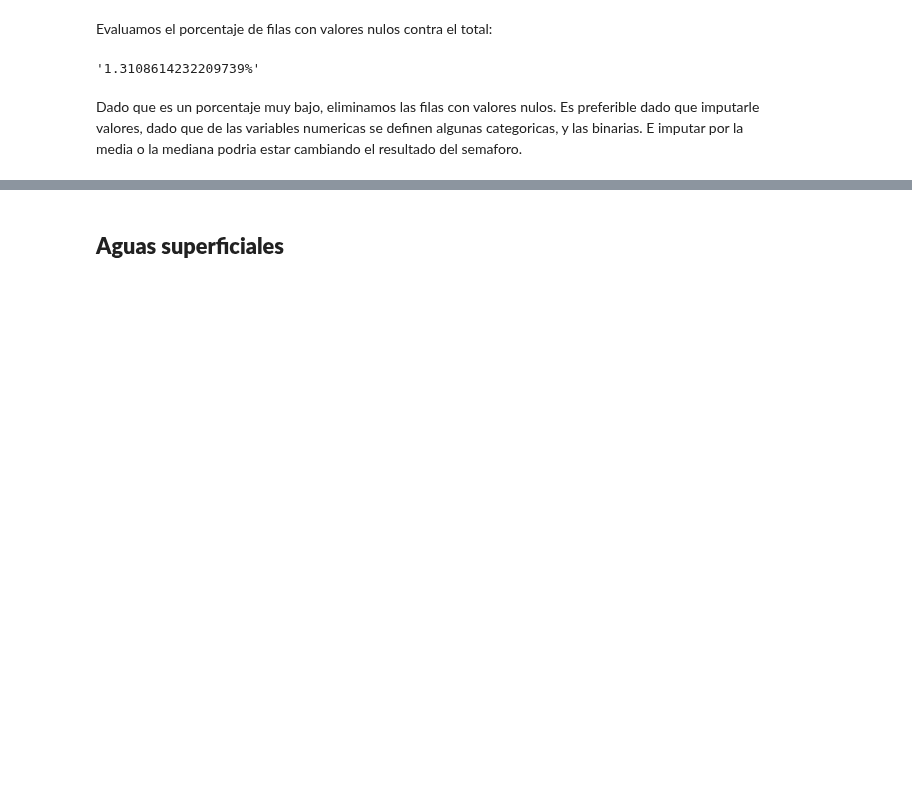
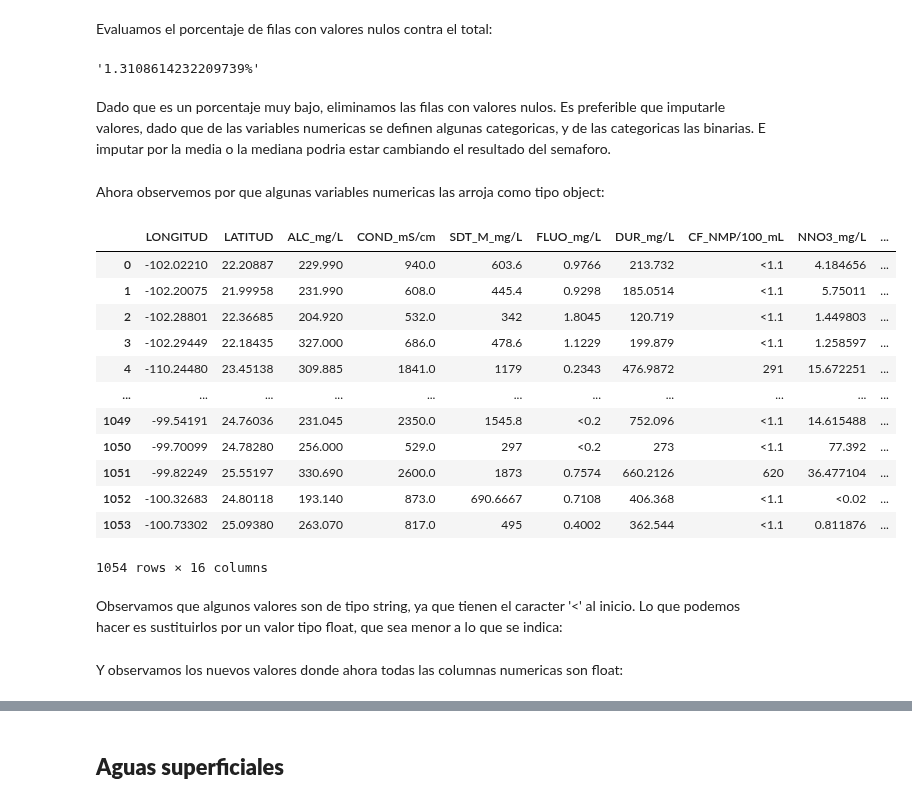
Before and after one commit to PosgradoMNA/actividades-del-projecto-equipo-52, a Jupyter notebook: Reto - Entrega 1_prueba1.ipynb, the cells around one changed output, grey strips where cells are left out. Cells and saved outputs as stored; diff of their text form; code cells hidden in the pictures; blank space fills up the shorter version.

```diff
--- a/Reto - Entrega 1_prueba1.ipynb
+++ b/Reto - Entrega 1_prueba1.ipynb
@@ -275,7 +276,7 @@ str((nasum/len(asub.index))*100)+'%'
 # %% [output]
 '1.3108614232209739%'
 # %% [markdown]
-Dado que es un porcentaje muy bajo, eliminamos las filas con valores nulos. Es preferible dado que imputarle valores, dado que de las variables numericas se definen algunas categoricas, y las binarias. E imputar por la media o la mediana podria estar cambiando el resultado del semaforo.
+Dado que es un porcentaje muy bajo, eliminamos las filas con valores nulos. Es preferible que imputarle valores, dado que de las variables numericas se definen algunas categoricas, y de las categoricas las binarias. E imputar por la media o la mediana podria estar cambiando el resultado del semaforo.
 # %%
 row_na = list()
 for idx,row in asub[num_nom].iterrows():
@@ -283,3 +284,23 @@ for idx,row in asub[num_nom].iterrows():
     row_na.append(idx)
 asub.drop(row_na, inplace=True)
 asub.reset_index(inplace=True)
+# %% [markdown]
+Ahora observemos por que algunas variables numericas las arroja como tipo object:
+# %%
+asub[num_nom]
+# %% [output]
+|  | LONGITUD | LATITUD | ALC_mg/L | COND_mS/cm | SDT_M_mg/L | FLUO_mg/L | DUR_mg/L | CF_NMP/100_mL | NNO3_mg/L | ... |
+| 0 | -102.02210 | 22.20887 | 229.990 | 940.0 | 603.6 | 0.9766 | 213.732 | <1.1 | 4.184656 | ... |
+| 1 | -102.20075 | 21.99958 | 231.990 | 608.0 | 445.4 | 0.9298 | 185.0514 | <1.1 | 5.75011 | ... |
+| 2 | -102.28801 | 22.36685 | 204.920 | 532.0 | 342 | 1.8045 | 120.719 | <1.1 | 1.449803 | ... |
+| 3 | -102.29449 | 22.18435 | 327.000 | 686.0 | 478.6 | 1.1229 | 199.879 | <1.1 | 1.258597 | ... |
+| 4 | -110.24480 | 23.45138 | 309.885 | 1841.0 | 1179 | 0.2343 | 476.9872 | 291 | 15.672251 | ... |
+| ... | ... | ... | ... | ... | ... | ... | ... | ... | ... | ... |
+| 1049 | -99.54191 | 24.76036 | 231.045 | 2350.0 | 1545.8 | <0.2 | 752.096 | <1.1 | 14.615488 | ... |
+| 1050 | -99.70099 | 24.78280 | 256.000 | 529.0 | 297 | <0.2 | 273 | <1.1 | 77.392 | ... |
+| 1051 | -99.82249 | 25.55197 | 330.690 | 2600.0 | 1873 | 0.7574 | 660.2126 | 620 | 36.477104 | ... |
+| 1052 | -100.32683 | 24.80118 | 193.140 | 873.0 | 690.6667 | 0.7108 | 406.368 | <1.1 | <0.02 | ... |
+| 1053 | -100.73302 | 25.09380 | 263.070 | 817.0 | 495 | 0.4002 | 362.544 | <1.1 | 0.811876 | ... |
+1054 rows × 16 columns
+# %% [markdown]
+Observamos que algunos valores son de tipo string, ya que tienen el caracter '<' al inicio. Lo que podemos hacer es sustituirlos por un valor tipo float, que sea menor a lo que se indica:
@@ -285,0 +320,2 @@ asub.reset_index(inplace=True)
+# %% [markdown]
+Y observamos los nuevos valores donde ahora todas las columnas numericas son float:
```
Also changed, not shown: parts of 3 cells of this notebook.
